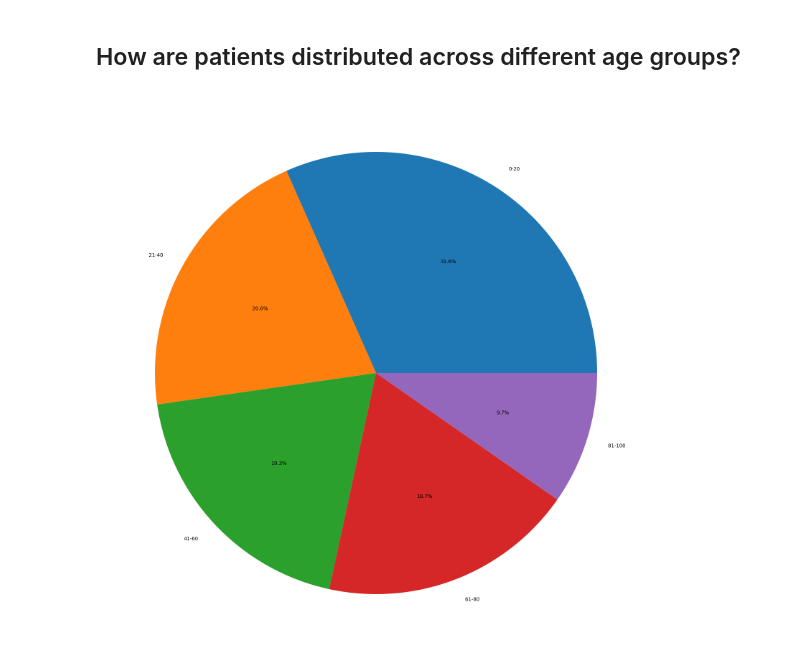
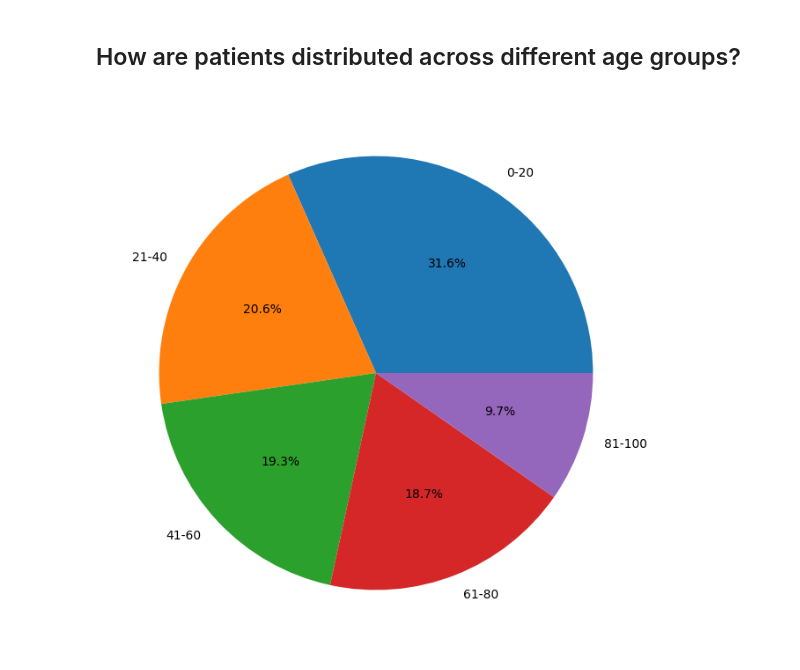
Before and after one commit to uzaifhassan/Bacteria_dataset_Multiresictance_Data_preprocessing, a Jupyter notebook: Bacteria_dataset_Multiresictance_Data_Visualization.ipynb, the cells around one changed output. Saved outputs shown, nothing was run; the diff lists cells and outputs as text; code cells hidden in the pictures.

```diff
--- a/Bacteria_dataset_Multiresictance_Data_Visualization.ipynb
+++ b/Bacteria_dataset_Multiresictance_Data_Visualization.ipynb
@@ -103,14 +103,14 @@ plt.show()
 # %% [markdown]
 ## How are patients distributed across different age groups?
 # %%
-plt.figure(figsize=(20,20))
+plt.figure(figsize=(10,8))
 bins = [0, 20, 40, 60, 80, 100]
 labels = ["0-20", "21-40", "41-60", "61-80", "81-100"]
 df["Age_Group"] = pd.cut(df["Age"], bins=bins, labels=labels)
 patient_grp=df["Age_Group"].value_counts()
 plt.pie(patient_grp,autopct="%1.1f%%",labels=labels)
 
 plt.xticks(rotation=45)
 plt.show()
 # %% [output]
-[figure, old version]
+[figure, new version]
```
